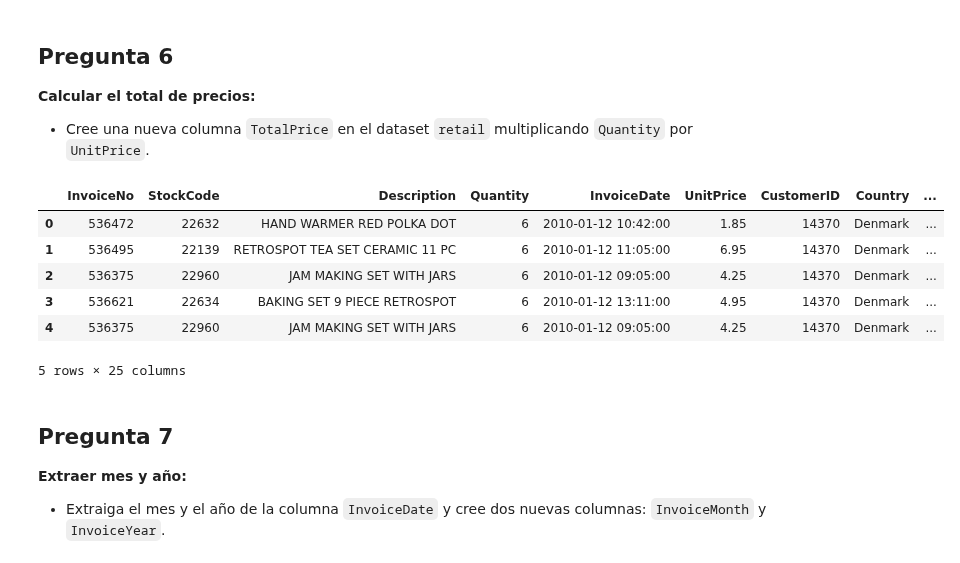
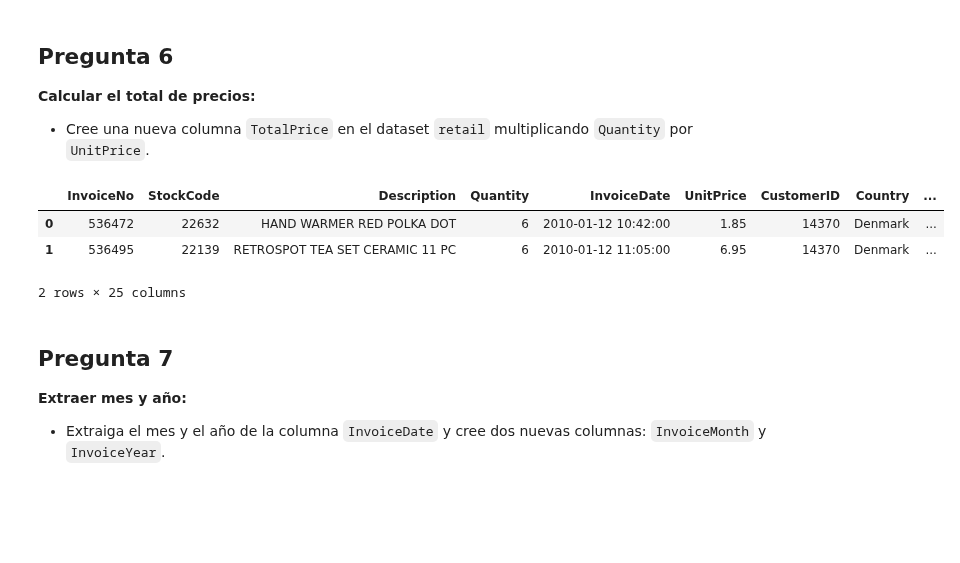
Before and after one commit to Nana8310/Curso_Pandas, a Jupyter notebook: Notebook/Prácticas/Práctica-43/Notebook_43/P-43_Notebook-43.ipynb, the cells around one changed output. Drawn from its saved outputs; the diff is of its cells as text; code cells hidden in the pictures; blank space fills up the shorter version.

```diff
--- a/Notebook/Prácticas/Práctica-43/Notebook_43/P-43_Notebook-43.ipynb
+++ b/Notebook/Prácticas/Práctica-43/Notebook_43/P-43_Notebook-43.ipynb
@@ -237,17 +251,14 @@ uk_transactions.head()
 # %%
 # Crear la nueva columna 'TotalPrice'
 retail_df['TotalPrice'] = retail_df['Quantity'] * retail_df['UnitPrice']
 
 # Mostrar las primeras filas del DataFrame para verificar la nueva columna
-retail_df.head()
+retail_df.head(2)
 # %% [output]
 |  | InvoiceNo | StockCode | Description | Quantity | InvoiceDate | UnitPrice | CustomerID | Country | ... |
 | 0 | 536472 | 22632 | HAND WARMER RED POLKA DOT | 6 | 2010-01-12 10:42:00 | 1.85 | 14370 | Denmark | ... |
 | 1 | 536495 | 22139 | RETROSPOT TEA SET CERAMIC 11 PC | 6 | 2010-01-12 11:05:00 | 6.95 | 14370 | Denmark | ... |
-| 2 | 536375 | 22960 | JAM MAKING SET WITH JARS | 6 | 2010-01-12 09:05:00 | 4.25 | 14370 | Denmark | ... |
-| 3 | 536621 | 22634 | BAKING SET 9 PIECE RETROSPOT | 6 | 2010-01-12 13:11:00 | 4.95 | 14370 | Denmark | ... |
-| 4 | 536375 | 22960 | JAM MAKING SET WITH JARS | 6 | 2010-01-12 09:05:00 | 4.25 | 14370 | Denmark | ... |
-5 rows × 25 columns
+2 rows × 25 columns
 # %% [markdown]
 ## Pregunta 7
 **Extraer mes y año:**
```
Also changed, not shown: parts of 44 cells of this notebook.
